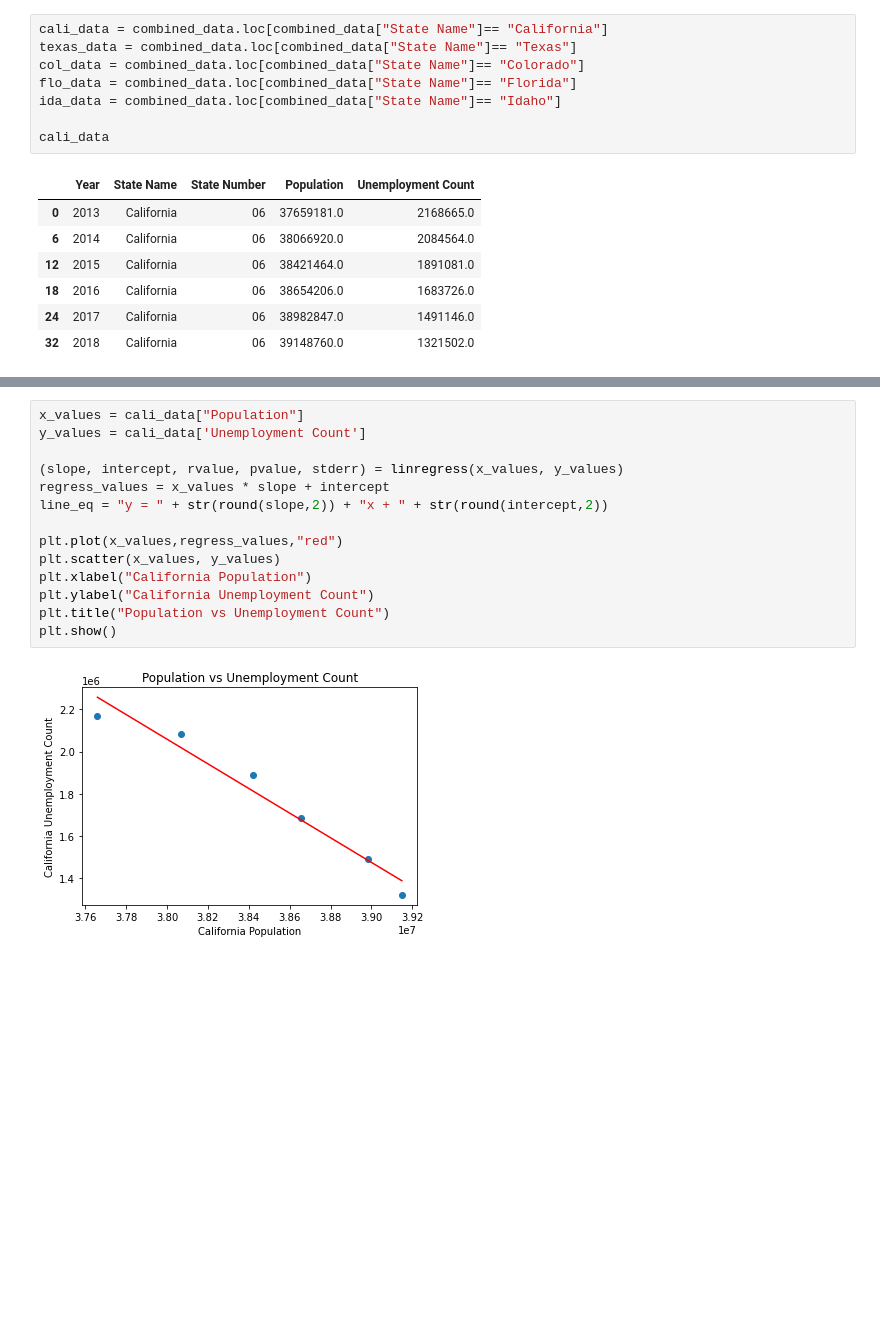
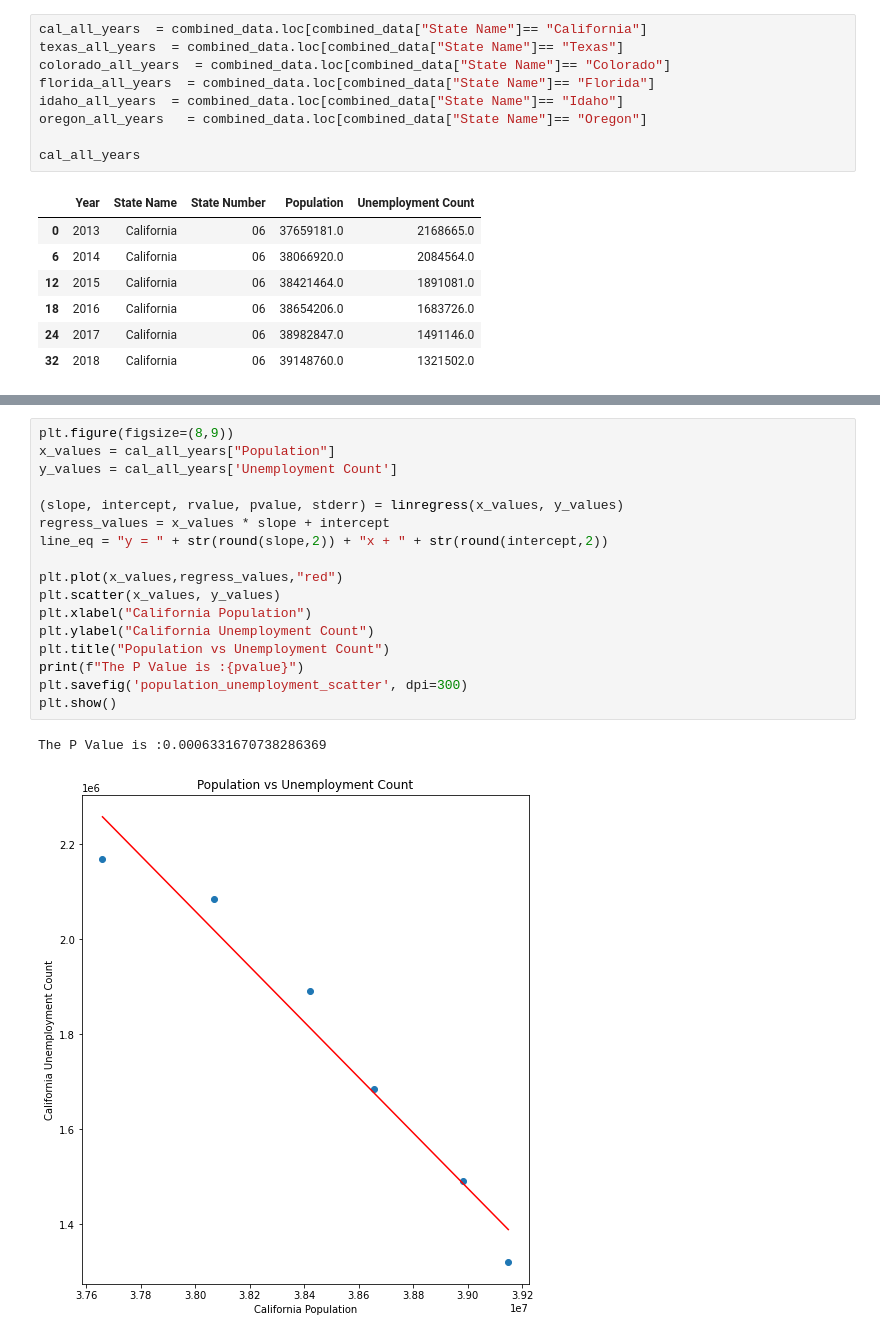
Before and after one commit to J3N1/UCI-Project-1-Team7, a Jupyter notebook: all state info.ipynb, the cells around one changed output, grey strips where cells are left out. Cells and saved outputs as stored; diff of their text form; blank space fills up the shorter version.

```diff
--- a/all state info.ipynb
+++ b/all state info.ipynb
@@ -76,13 +76,14 @@ combined_data
 | 34 | 2018 | Florida | 12 | 20598139.0 | 622978.0 |
 | 35 | 2018 | Idaho | 16 | 1687809.0 | 37672.0 |
 # %%
-cali_data = combined_data.loc[combined_data["State Name"]== "California"]
-texas_data = combined_data.loc[combined_data["State Name"]== "Texas"]
-col_data = combined_data.loc[combined_data["State Name"]== "Colorado"]
-flo_data = combined_data.loc[combined_data["State Name"]== "Florida"]
-ida_data = combined_data.loc[combined_data["State Name"]== "Idaho"]
+cal_all_years  = combined_data.loc[combined_data["State Name"]== "California"]
+texas_all_years  = combined_data.loc[combined_data["State Name"]== "Texas"]
+colorado_all_years  = combined_data.loc[combined_data["State Name"]== "Colorado"]
+florida_all_years  = combined_data.loc[combined_data["State Name"]== "Florida"]
+idaho_all_years  = combined_data.loc[combined_data["State Name"]== "Idaho"]
+oregon_all_years   = combined_data.loc[combined_data["State Name"]== "Oregon"]
 
-cali_data
+cal_all_years
 # %% [output]
 |  | Year | State Name | State Number | Population | Unemployment Count |
 | 0 | 2013 | California | 06 | 37659181.0 | 2168665.0 |
@@ -130,16 +136,20 @@ plt.show()
 # %%
-x_values = cali_data["Population"]
-y_values = cali_data['Unemployment Count']
+plt.figure(figsize=(8,9))
+x_values = cal_all_years["Population"]
+y_values = cal_all_years['Unemployment Count']
 
 (slope, intercept, rvalue, pvalue, stderr) = linregress(x_values, y_values)
 regress_values = x_values * slope + intercept
 line_eq = "y = " + str(round(slope,2)) + "x + " + str(round(intercept,2))
 
 plt.plot(x_values,regress_values,"red")
 plt.scatter(x_values, y_values)
 plt.xlabel("California Population")
 plt.ylabel("California Unemployment Count")
 plt.title("Population vs Unemployment Count")
+print(f"The P Value is :{pvalue}")
+plt.savefig('population_unemployment_scatter', dpi=300)
 plt.show()
 # %% [output]
+The P Value is :0.0006331670738286369
-[figure, old version]
+[figure, new version]
```
Also changed, not shown: parts of 12 cells of this notebook, 13 other files.
